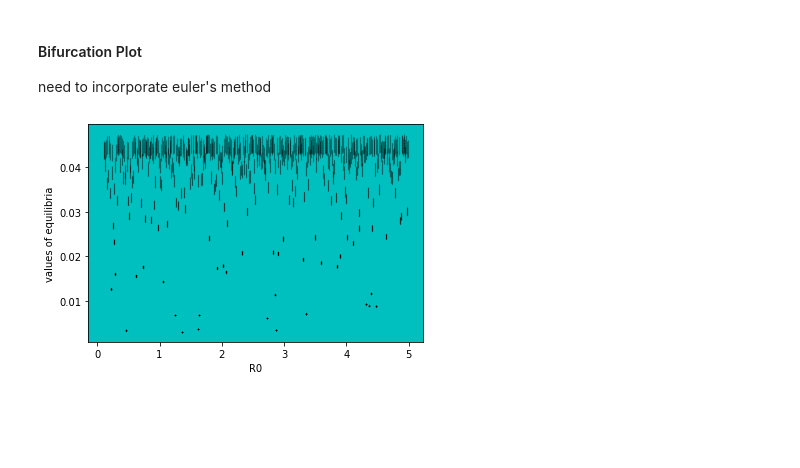
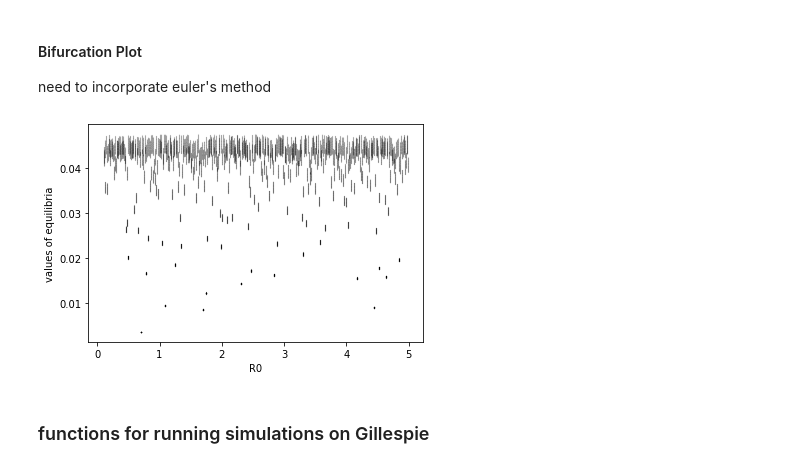
Before and after one commit to tiffsea/Complex-Adaptive-Systems, a Jupyter notebook: Dynamical-Systems-Analysis-with-Gillespie.ipynb, the cells around one changed output. Saved outputs shown, nothing was run; the diff lists cells and outputs as text; code cells hidden in the pictures; blank space fills up the shorter version.

Commit message:
version update -including Gillespie algo

```diff
--- a/Dynamical-Systems-Analysis-with-Gillespie.ipynb
+++ b/Dynamical-Systems-Analysis-with-Gillespie.ipynb
@@ -192,32 +194,34 @@ def f(x,R0):
     bdot = (beta*B)-((beta*B**2)/N)-(gamma*B)
 
     return bdot # logistic map with parameter r >= 1
 
 def bifurcation(R0, iter):
 
     # One initial condition for each value of r
     #we take an nd-array of random float64s with length taken from R0 ndarray; store them inside variable x
     x = np.random.rand(len(R0))
 
     # We are first going to get rid of the transients
     for i in range(1000):
         x = f(x,R0)
 
     # Assuming we are now on the limit cycle, we plot value of iter outputs
     for i in range(iter):
         x = f(x,R0)
         plt.plot(R0,x,'.', color = 'k', markersize = 0.05)
 
 '''plot bifurcation'''
 plt.figure()
-plt.rcParams['axes.facecolor'] = 'c'
+#plt.rcParams['axes.facecolor'] = 'c'
 plt.xlabel('R0')
 plt.ylabel('values of equilibria')
 
 '''for plotting bifurcation'''
 R0 = np.arange(0.1, 5.0, 0.01) #type: nd-array #taking values from 0.1 to 5.0, with increments of 0.01 as required
 iter = 100
 bifurcation(R0, iter)
 plt.show()
 # %% [output]
-[figure, old version]
+[figure, new version]
+# %% [markdown]
+### functions for running simulations on Gillespie
```
Also changed, not shown: parts of 7 cells of this notebook.
